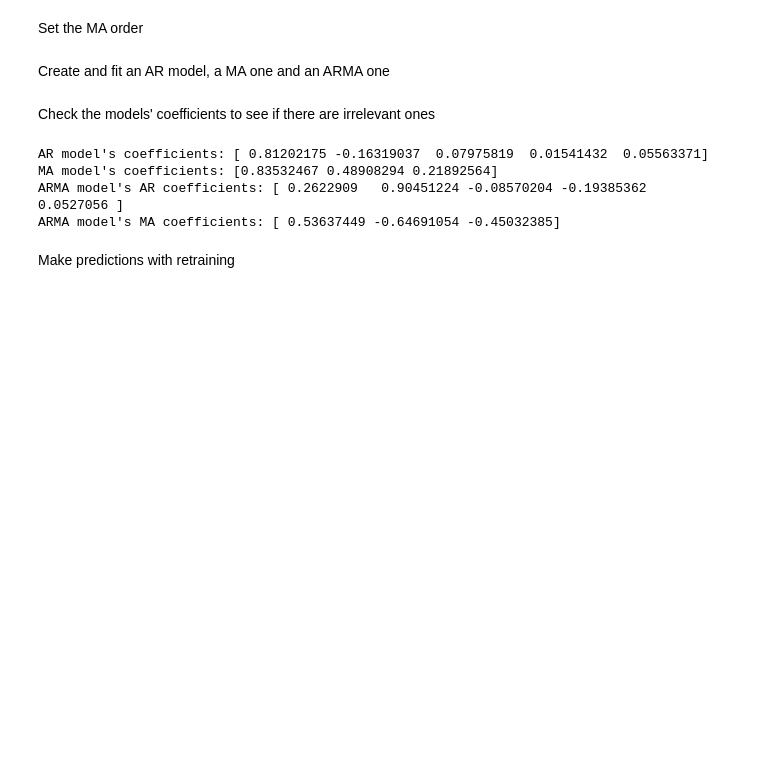
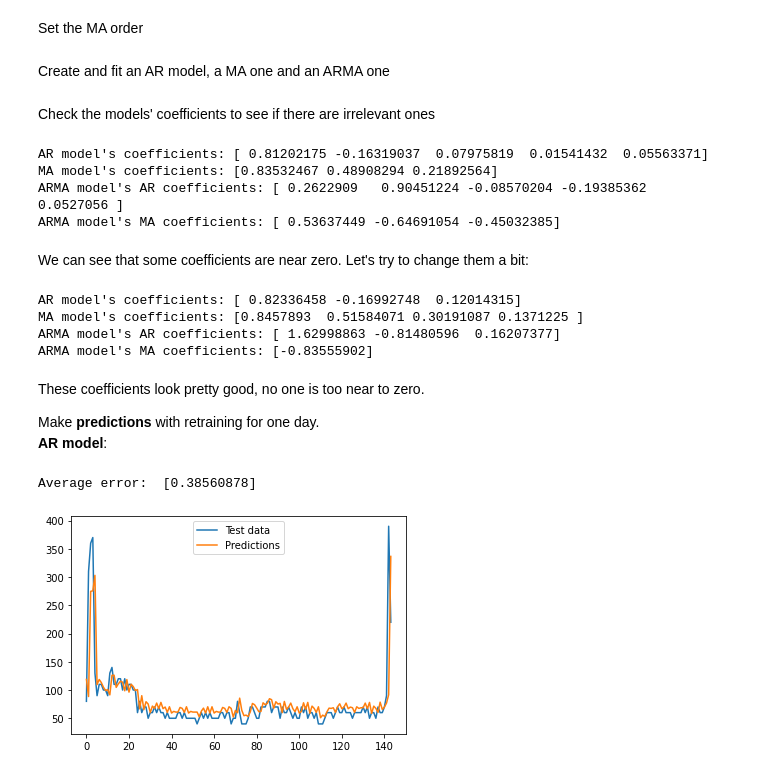
Before and after one commit to AlexPasqua/ISPR-midterms, a Jupyter notebook: midterm1/notebook_version.ipynb, the cells around one changed output. Cells and saved outputs as stored; diff of their text form; code cells hidden in the pictures; blank space fills up the shorter version.

Commit message:
Created 3 models AR MA ARMA. Test prediction of AR

```diff
--- a/midterm1/notebook_version.ipynb
+++ b/midterm1/notebook_version.ipynb
@@ -65,22 +65,51 @@ AR model's coefficients: [ 0.81202175 -0.16319037  0.07975819  0.01541432  0.055
 MA model's coefficients: [0.83532467 0.48908294 0.21892564]
 ARMA model's AR coefficients: [ 0.2622909   0.90451224 -0.08570204 -0.19385362  0.0527056 ]
 ARMA model's MA coefficients: [ 0.53637449 -0.64691054 -0.45032385]
-# %% [markdown]
-Make predictions with retraining
+# %% [markdown]
+We can see that some coefficients are near zero.
+Let's try to change them a bit:
+# %%
+ar_order = 3
+ma_order = 4
+arma_ar_order = 3
+arma_ma_order = 1
+ar = ARIMA(endog=tr_data, order=(ar_order, 0, 0))
+ma = ARIMA(endog=tr_data, order=(0, 0, ma_order))
+arma = ARIMA(endog=tr_data, order=(arma_ar_order, 0, arma_ma_order))
+res_ar = ar.fit()
+res_ma = ma.fit()
+res_arma = arma.fit()
+print(f"AR model's coefficients: {res_ar.arparams}")
+print(f"MA model's coefficients: {res_ma.maparams}")
+print(f"ARMA model's AR coefficients: {res_arma.arparams}")
+print(f"ARMA model's MA coefficients: {res_arma.maparams}")
+# %% [output]
+AR model's coefficients: [ 0.82336458 -0.16992748  0.12014315]
+MA model's coefficients: [0.8457893  0.51584071 0.30191087 0.1371225 ]
+ARMA model's AR coefficients: [ 1.62998863 -0.81480596  0.16207377]
+ARMA model's MA coefficients: [-0.83555902]
+# %% [markdown]
+These coefficients look pretty good, no one is too near to zero.
+
+Make **predictions** with retraining for one day.<br>
+**AR model**:
 # %%
 err = 0
 predictions = []
-for i in tqdm(range(100)):
-    predictions.append(res.forecast(steps=1))
+for i in tqdm(range(24*6)):
+    predictions.append(res_ar.forecast(steps=1))
     curr_err = abs(predictions[-1] - ts_data[i])
     err += curr_err
     tr_data = np.concatenate((tr_data, [ts_data[i]]))
-    model = ARIMA(endog=tr_data, order=(ar_order, 0, 0))
-    res = model.fit()
+    ar = ARIMA(endog=tr_data, order=(ar_order, 0, 0))
+    res_ar = ar.fit()
 # %%
 err /= len(ts_data)
 print("Average error: ", err)
-plt.plot(ts_data[:100], label="Test data")
+plt.plot(ts_data[:24*6], label="Test data")
 plt.plot(predictions, label="Predictions")
 plt.legend()
 plt.show()
+# %% [output]
+Average error:  [0.38560878]
+[figure, added]
```
